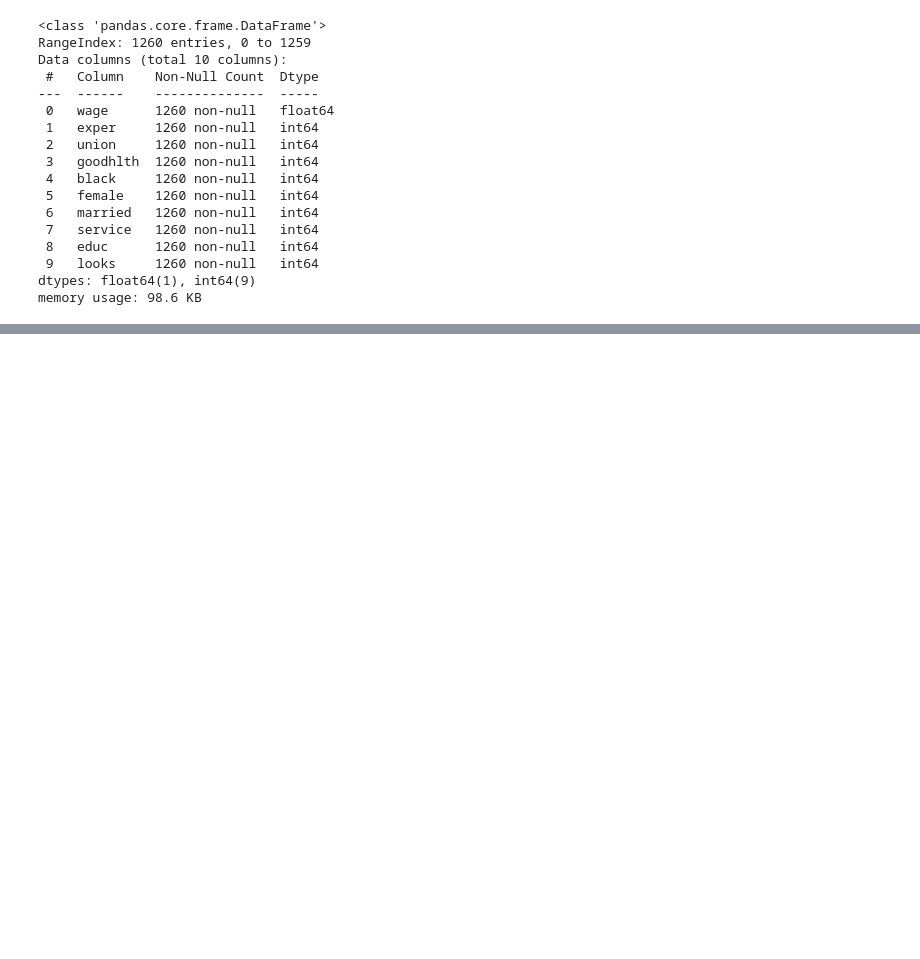
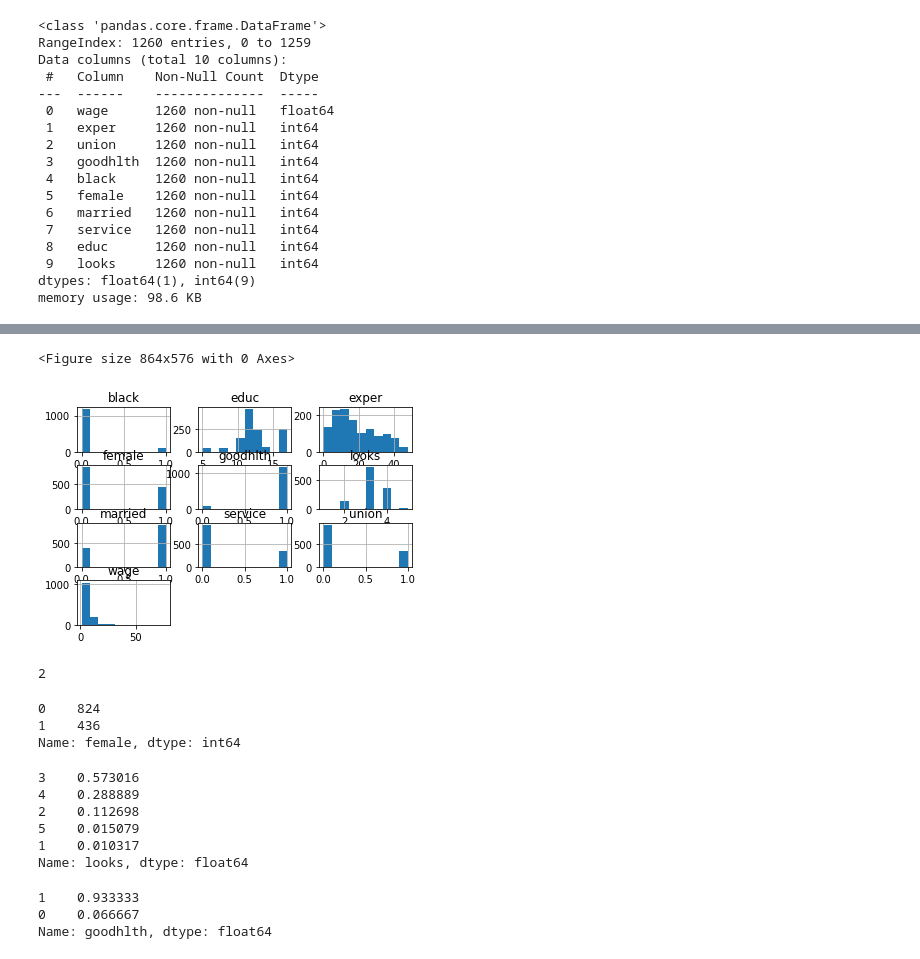
Before and after one commit to karanjogi/Practice, a Jupyter notebook: Lecture_01.ipynb, the cells around one changed output, grey strips where cells are left out. Drawn from its saved outputs; the diff is of its cells as text; code cells hidden in the pictures; blank space fills up the shorter version.

Commit message:
Half way through the lecture

```diff
--- a/Lecture_01.ipynb
+++ b/Lecture_01.ipynb
@@ -68,0 +74,37 @@ df.describe()
+# %%
+plt.figure(figsize=(12,8))
+df.hist();
+# %% [output]
+<Figure size 864x576 with 0 Axes>
+[figure, added]
+# %%
+df['female'].nunique()
+# %% [output]
+2
+# %%
+df['female'].value_counts()
+# %% [output]
+0    824
+1    436
+Name: female, dtype: int64
+# %%
+#Ordinal Feature
+#df['looks'].nunique()
+#df['looks'].unique()
+df['looks'].value_counts(normalize=True)
+# %% [output]
+3    0.573016
+4    0.288889
+2    0.112698
+5    0.015079
+1    0.010317
+Name: looks, dtype: float64
+# %%
+#For Binary data Mean = % of true positive
+df['goodhlth'].mean()
+# It can also be calculated through value_counts()
+df['goodhlth'].value_counts(normalize=True)
+# %% [output]
+1    0.933333
+0    0.066667
+Name: goodhlth, dtype: float64
```
Also changed, not shown: parts of 5 cells of this notebook.
